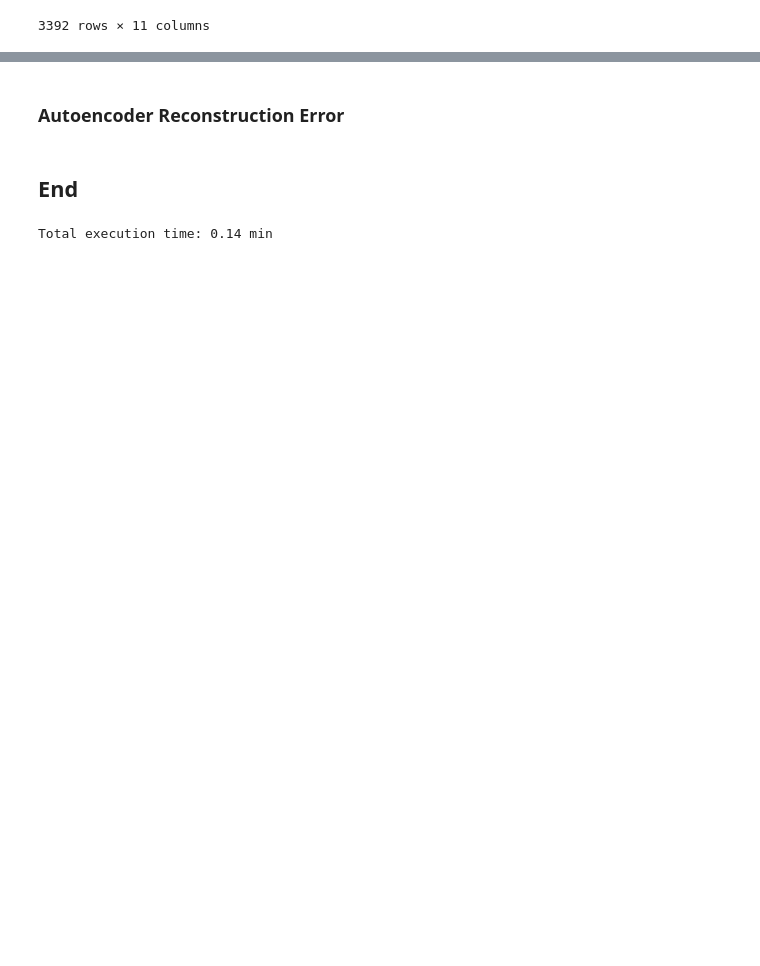
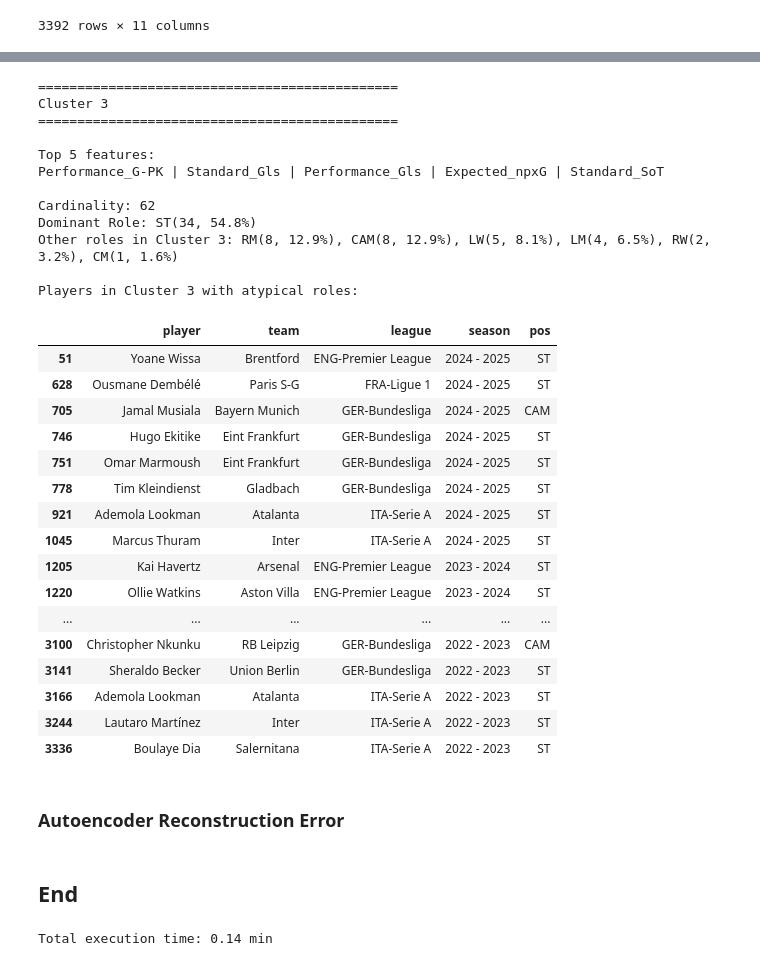
Before and after one commit to andreamurari/DataDriven_Soccer_Scouting, a Jupyter notebook: DataDriven_Soccer_Scouting.ipynb, the cells around one changed output, grey strips where cells are left out. Cells and saved outputs as stored; diff of their text form; code cells hidden in the pictures; blank space fills up the shorter version.

```diff
--- a/DataDriven_Soccer_Scouting.ipynb
+++ b/DataDriven_Soccer_Scouting.ipynb
@@ -1022,3 +1136,46 @@ print(df_clusters[(df_clusters['cluster'] == 0) & (df_clusters['pos'].isin(['RB'
+# %%
+print("==============================================")
+print("Cluster 3")
+print("==============================================")
+
+print("\nTop 5 features:")
+print(df_cluster_profile[df_cluster_profile['Cluster'] == 3]['Top 5 Features'].values[0])
+
+print("\nCardinality:", df_cluster_profile[df_cluster_profile['Cluster'] == 3]['Player Count'].values[0])
+print("Dominant Role:", df_cluster_profile[df_cluster_profile['Cluster'] == 3]['Most Freq Pos'].values[0])
+print("Other roles in Cluster 3:", df_cluster_profile[df_cluster_profile['Cluster'] == 3]['Other Positions'].values[0])
+print("\nPlayers in Cluster 3 with atypical roles:")
+display(df_clusters[(df_clusters['cluster'] == 3) & (df_clusters['pos'].isin(['RB', 'LB', 'CAM', 'ST', 'CB']))][['player', 'team', 'league', 'season', 'pos']])
+# %% [output]
+==============================================
+Cluster 3
+==============================================
+
+Top 5 features:
+Performance_G-PK | Standard_Gls | Performance_Gls | Expected_npxG | Standard_SoT
+
+Cardinality: 62
+Dominant Role: ST(34, 54.8%)
+Other roles in Cluster 3: RM(8, 12.9%), CAM(8, 12.9%), LW(5, 8.1%), LM(4, 6.5%), RW(2, 3.2%), CM(1, 1.6%)
+
+Players in Cluster 3 with atypical roles:
+|  | player | team | league | season | pos |
+| 51 | Yoane Wissa | Brentford | ENG-Premier League | 2024 - 2025 | ST |
+| 628 | Ousmane Dembélé | Paris S-G | FRA-Ligue 1 | 2024 - 2025 | ST |
+| 705 | Jamal Musiala | Bayern Munich | GER-Bundesliga | 2024 - 2025 | CAM |
+| 746 | Hugo Ekitike | Eint Frankfurt | GER-Bundesliga | 2024 - 2025 | ST |
+| 751 | Omar Marmoush | Eint Frankfurt | GER-Bundesliga | 2024 - 2025 | ST |
+| 778 | Tim Kleindienst | Gladbach | GER-Bundesliga | 2024 - 2025 | ST |
+| 921 | Ademola Lookman | Atalanta | ITA-Serie A | 2024 - 2025 | ST |
+| 1045 | Marcus Thuram | Inter | ITA-Serie A | 2024 - 2025 | ST |
+| 1205 | Kai Havertz | Arsenal | ENG-Premier League | 2023 - 2024 | ST |
+| 1220 | Ollie Watkins | Aston Villa | ENG-Premier League | 2023 - 2024 | ST |
+| ... | ... | ... | ... | ... | ... |
+| 3100 | Christopher Nkunku | RB Leipzig | GER-Bundesliga | 2022 - 2023 | CAM |
+| 3141 | Sheraldo Becker | Union Berlin | GER-Bundesliga | 2022 - 2023 | ST |
+| 3166 | Ademola Lookman | Atalanta | ITA-Serie A | 2022 - 2023 | ST |
+| 3244 | Lautaro Martínez | Inter | ITA-Serie A | 2022 - 2023 | ST |
+| 3336 | Boulaye Dia | Salernitana | ITA-Serie A | 2022 - 2023 | ST |
 # %% [markdown]
 ### Autoencoder Reconstruction Error
 # %% [markdown]
```
Also changed, not shown: parts of 10 cells of this notebook.
